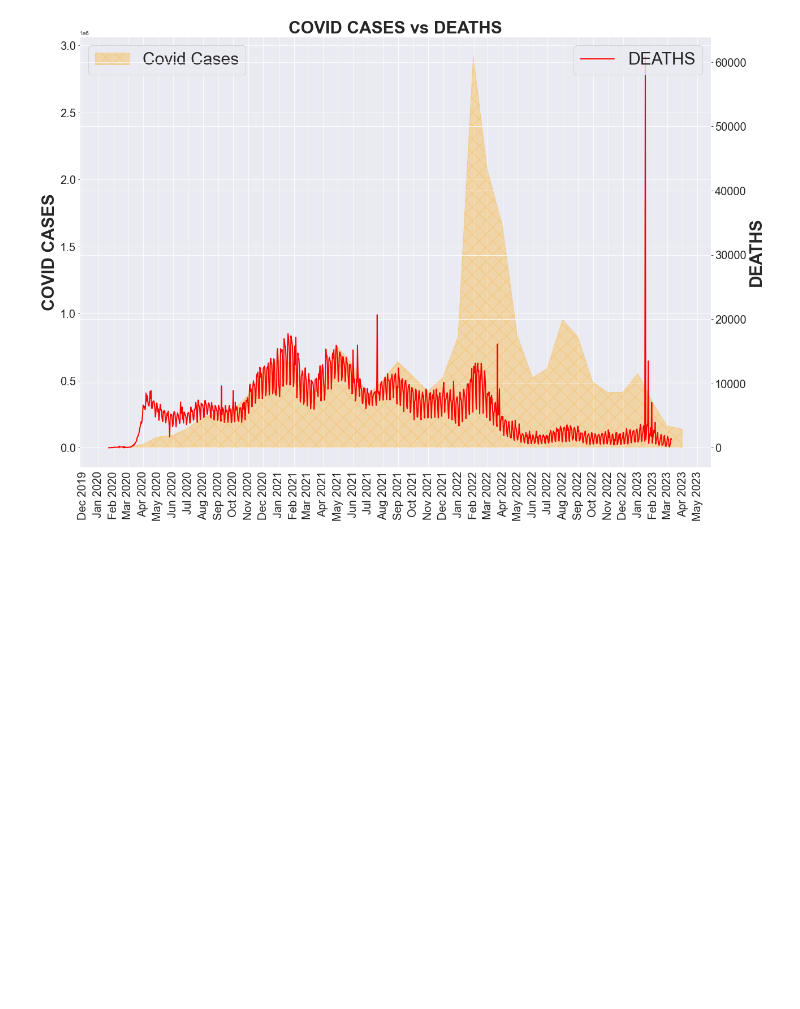
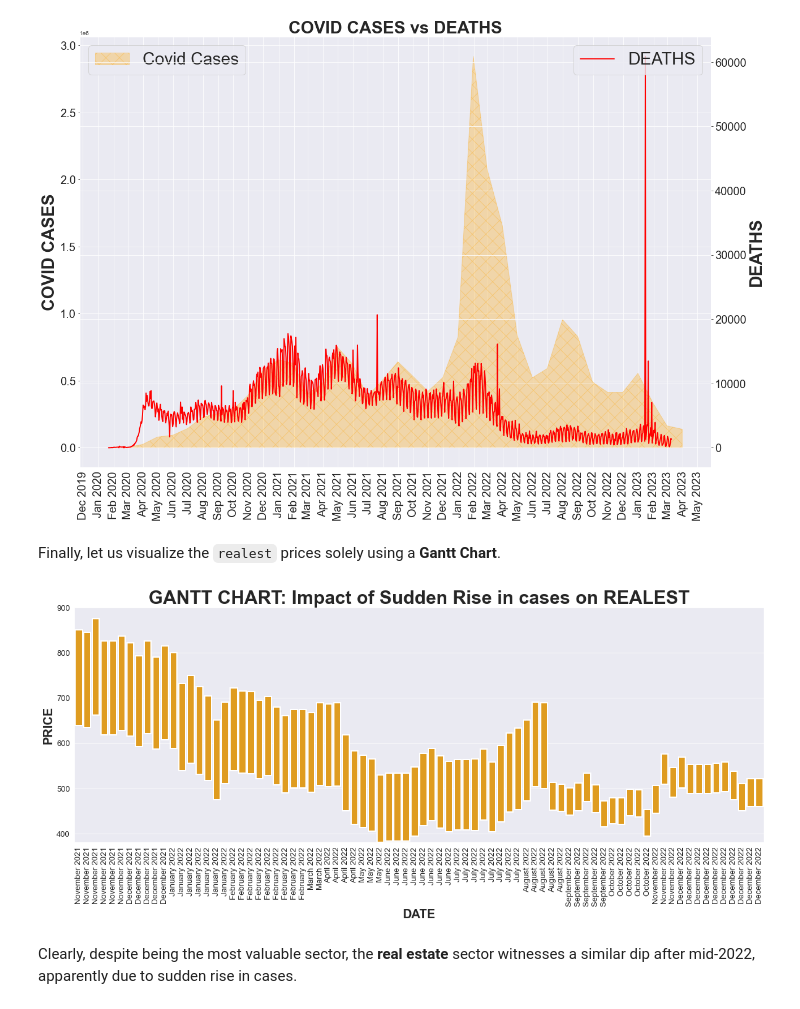
Before and after one commit to ryuukkk/python-project, a Jupyter notebook: main.ipynb, the cells around one changed output. Saved outputs shown, nothing was run; the diff lists cells and outputs as text; code cells hidden in the pictures; blank space fills up the shorter version.

```diff
--- a/main.ipynb
+++ b/main.ipynb
@@ -298,3 +298,33 @@ plt.show()
 plt.savefig("figures/cases_vs_deaths.jpg")
 # %% [output]
 [figure]
+# %% [markdown]
+Finally, let us visualize the ``realest`` prices solely using a **Gantt Chart**.
+# %%
+full_data = pd.read_csv("full_data.csv")
+full_data.index = pd.to_datetime(full_data["Unnamed: 0"])
+full_data.drop("Unnamed: 0", axis=1, inplace=True)
+
+recent_data = full_data[(full_data.index>'2021-11-01')&(full_data.index<'2022-12-31')]
+recent_data = recent_data.sample(80).sort_index()
+
+fix, ax = plt.subplots(figsize = (20,7))
+ax.tick_params(axis="y", labelsize=20)
+sns.barplot(x=recent_data.index, y=recent_data.nasdaq_high, bottom=recent_data['realest_low'],  color="orange", linewidth=2, ax=ax)
+
+ax.tick_params(axis="x", labelsize=10, rotation=90)
+ax.tick_params(axis="y", labelsize=13)
+
+formatted_labe=recent_data.index.strftime('%B %Y')
+ax.set_xticklabels(formatted_labe)
+ax.tick_params(axis="x", labelsize=13)
+
+plt.title("GANTT CHART: Impact of Sudden Rise in cases on REALEST", fontsize=30, fontweight="bold")
+plt.ylabel("PRICE", fontsize=20, fontweight="bold")
+plt.xlabel("DATE", fontsize=20, fontweight="bold")
+plt.show()
+plt.savefig("figures/gantt_real_est.jpg")
+# %% [output]
+[figure, added]
+# %% [markdown]
+Clearly, despite being the most valuable sector, the **real estate** sector witnesses a similar dip after mid-2022, apparently due to sudden rise in cases.
```
Also changed, not shown: parts of 1 cell of this notebook, 2 other files.
